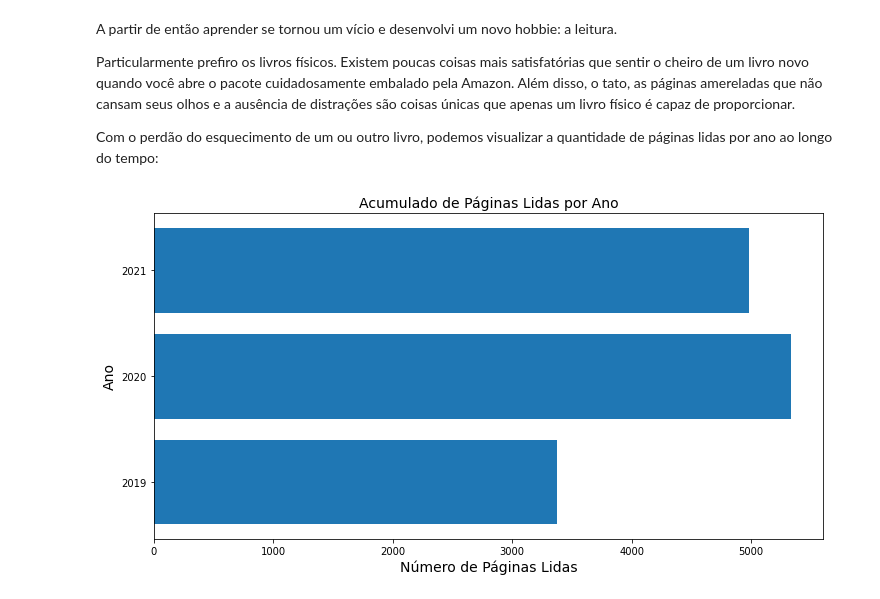
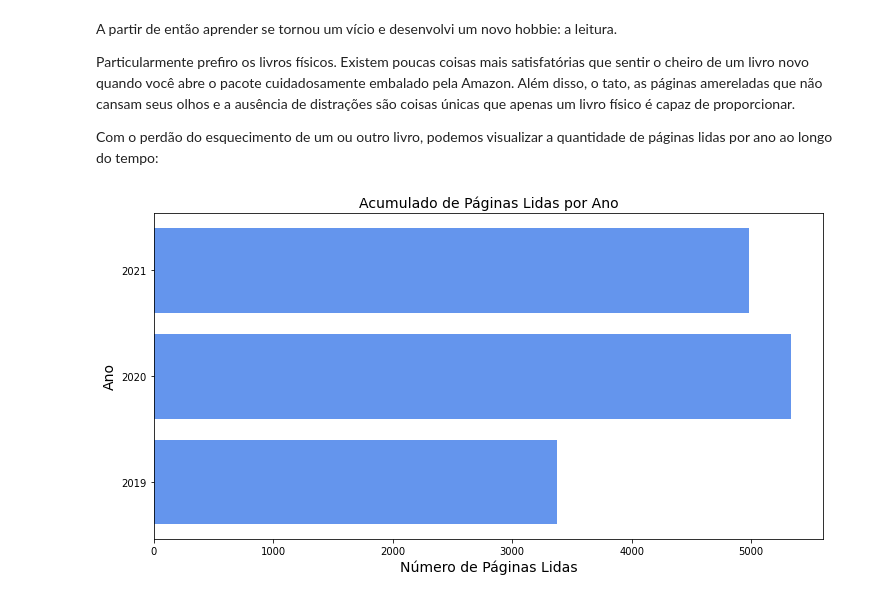
Before and after one commit to giacomocolonetti/giacomocolonetti, a Jupyter notebook: me.ipynb, the cells around one changed output. Cells and saved outputs as stored; diff of their text form; code cells hidden in the pictures.

```diff
--- a/me.ipynb
+++ b/me.ipynb
@@ -116,15 +116,15 @@ Com o perdão do esquecimento de um ou outro livro, podemos visualizar a quantid
 # %%
 books_df = pd.read_csv('https://raw.githubusercontent.com/giacomocolonetti/giacomocolonetti/main/livros.csv')
 books_df['Livro'] = books_df['Livro'].astype(str)
 books_df['Ano'] = books_df['Ano'].astype(str)
 books_df = books_df.groupby(['Ano']).sum()
 
 fig4, ax4 = plt.subplots()
 fig4.set_size_inches(12,6)
-ax4.barh(books_df.index, books_df['Paginas'])
+ax4.barh(books_df.index, books_df['Paginas'], color= 'cornflowerblue')
 ax4.set_xlabel('Número de Páginas Lidas', fontdict= font1)
 ax4.set_ylabel('Ano', fontdict= font1)
 ax4.set_title('Acumulado de Páginas Lidas por Ano', fontdict= font1)
 plt.show()
 # %% [output]
-[figure, old version]
+[figure, new version]
```
Also changed, not shown: parts of 6 cells of this notebook.
